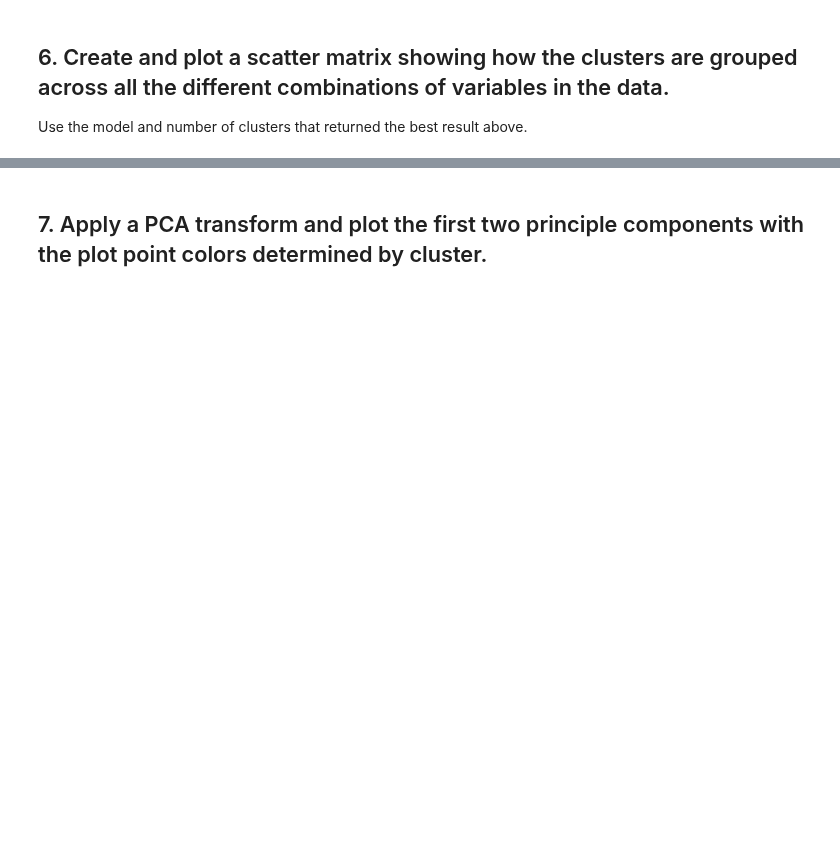
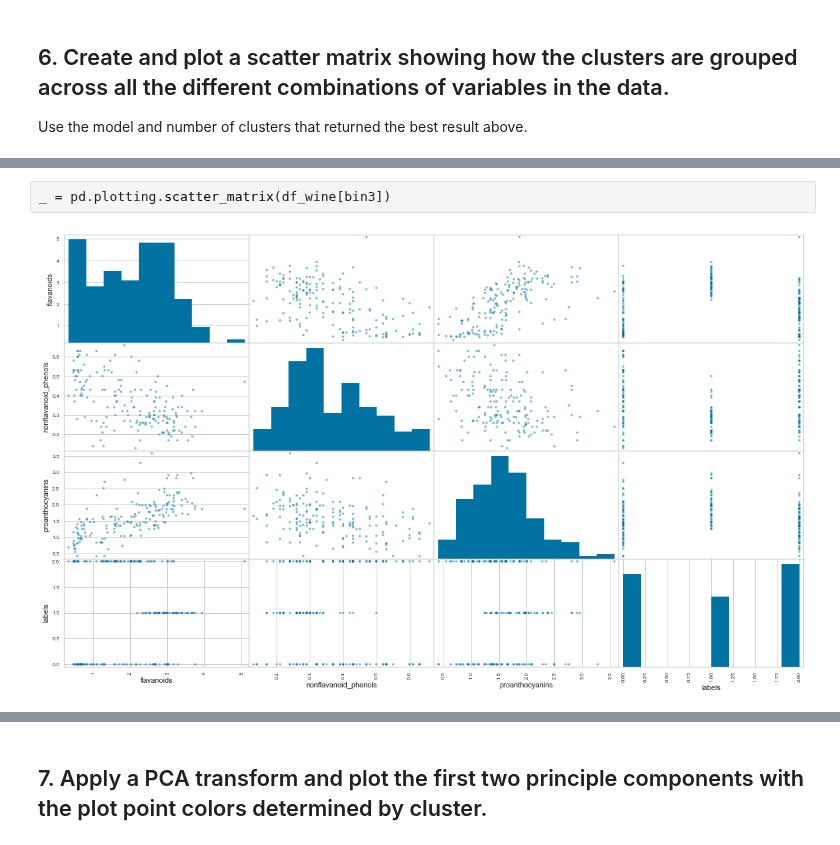
Before and after one commit to ta-datapt-bcn/lab_evaluation, a Jupyter notebook: lab-unsupervised-learning-evaluation/your-code/main.ipynb, the cells around one changed output, grey strips where cells are left out. Cells and saved outputs as stored; diff of their text form; blank space fills up the shorter version.

```diff
--- a/lab-unsupervised-learning-evaluation/your-code/main.ipynb
+++ b/lab-unsupervised-learning-evaluation/your-code/main.ipynb
@@ -53,0 +171,4 @@ X['labels'] = data_clusters3.labels_
+# %%
+_ = pd.plotting.scatter_matrix(df_wine[bin3])
+# %% [output]
+[figure, added]
```
Also changed, not shown: parts of 47 cells of this notebook, 1 other file.
